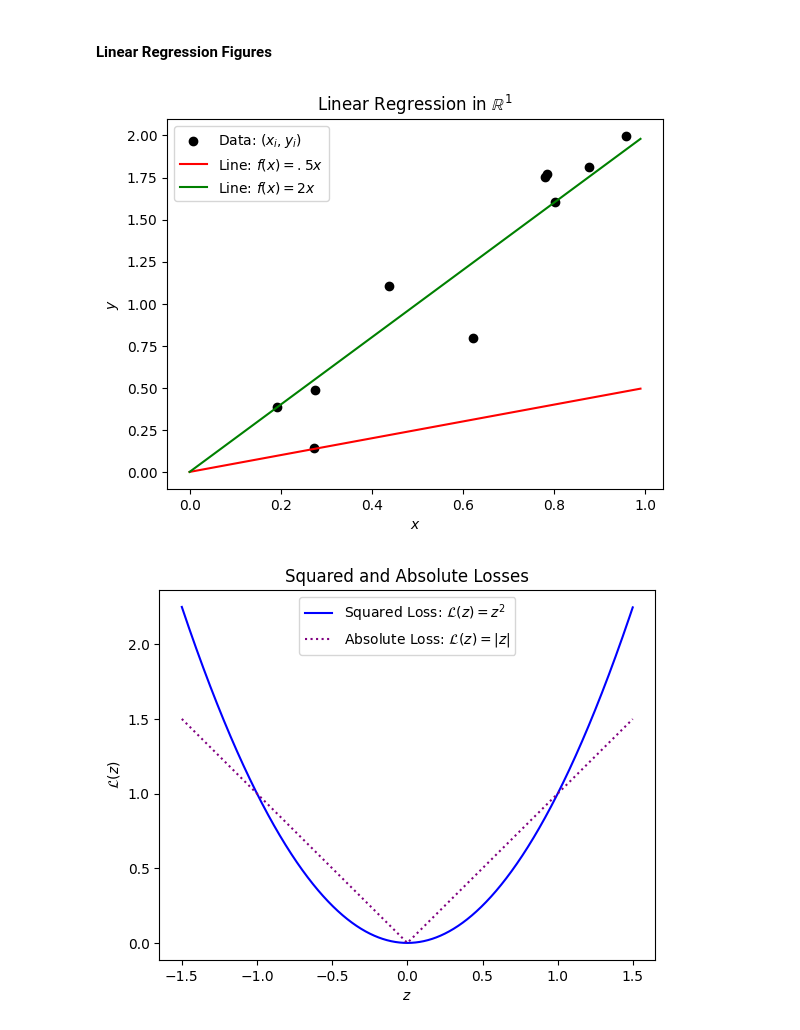
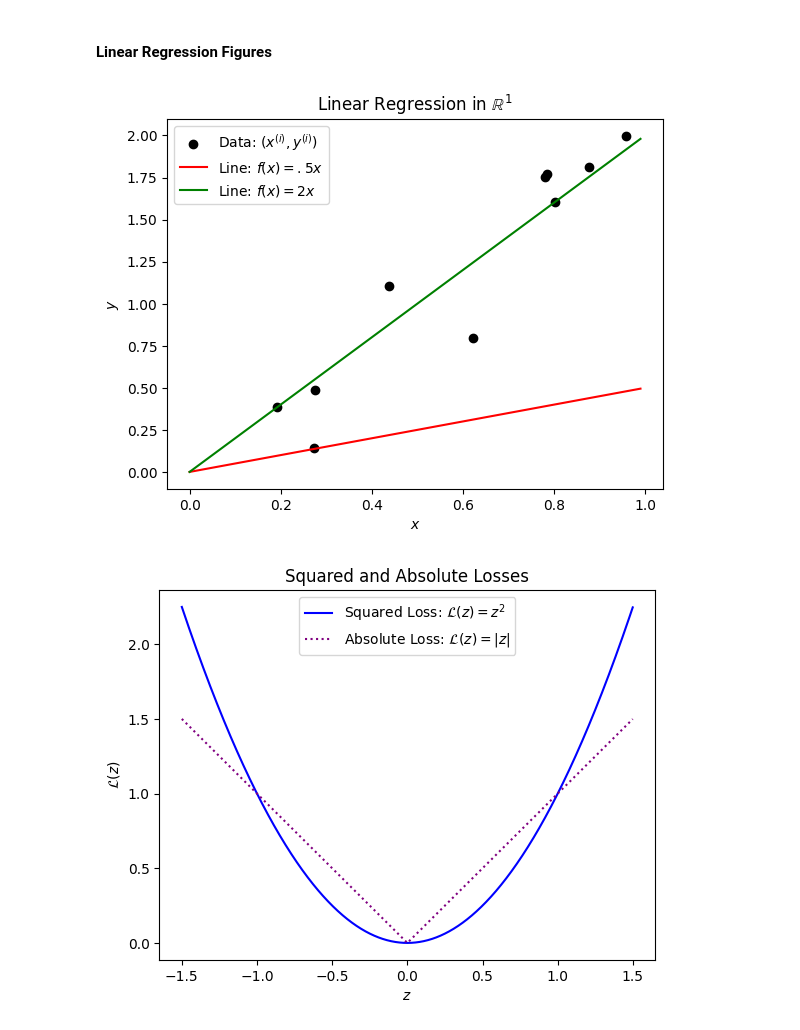
Before and after one commit to smid5/deeplearning2025, a Jupyter notebook: notes/code.ipynb, the cells around one changed output. Cells and saved outputs as stored; diff of their text form; code cells hidden in the pictures.

Commit message:
polished regression notes!

```diff
--- a/notes/code.ipynb
+++ b/notes/code.ipynb
@@ -8,22 +9,22 @@ import numpy as np
 # %%
 np.random.seed(1234) # Seed randomness
 
 n = 10 # Number of observations
 w = 2 # True parameter
 X = np.random.rand(n) # x-values
 y = X.dot(w).T + np.random.normal(size=n) * .2 #y-values
+
+plt.scatter(X,y, color='black', label=r'Data: $(x^{(i)}, y^{(i)})$')
+plt.xlabel(r'$x$')
+plt.ylabel(r'$y$')
+xaxis = np.arange(0,1,.01)
+plt.plot(xaxis, xaxis*.5, label=r'Line: $f(x) = .5x$', color='red')
+plt.plot(xaxis, xaxis*w, label=r'Line: $f(x) = 2x$', color='green')
+plt.legend()
+plt.title(r'Linear Regression in $\mathbb{R}^1$')
+plt.savefig('images/regression_1d.pdf')
+# %% [output]
+[figure, added]
-# %%
-plt.scatter(X,y, color='black', label=r'Data: $(x_i, y_i)$')
-plt.xlabel(r'$x$')
-plt.ylabel(r'$y$')
-xaxis = np.arange(0,1,.01)
-plt.plot(xaxis, xaxis*.5, label=r'Line: $f(x) = .5x$', color='red')
-plt.plot(xaxis, xaxis*w, label=r'Line: $f(x) = 2x$', color='green')
-plt.legend()
-plt.title(r'Linear Regression in $\mathbb{R}^1$')
-plt.savefig('images/regression_1d.pdf')
-# %% [output]
-[figure, removed]
 # %%
 plt.xlabel(r'$z$')
 plt.ylabel(r'$\mathcal{L}(z)$')
```
Also changed, not shown: parts of 2 cells of this notebook, 13 other files.
